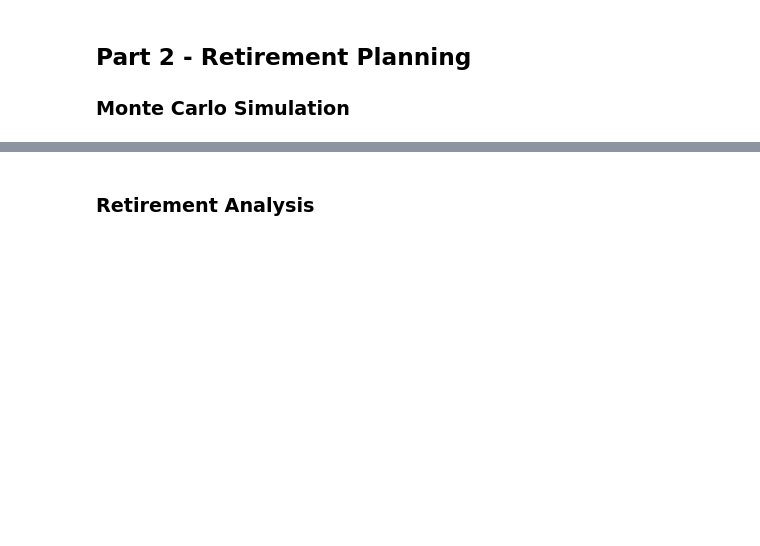
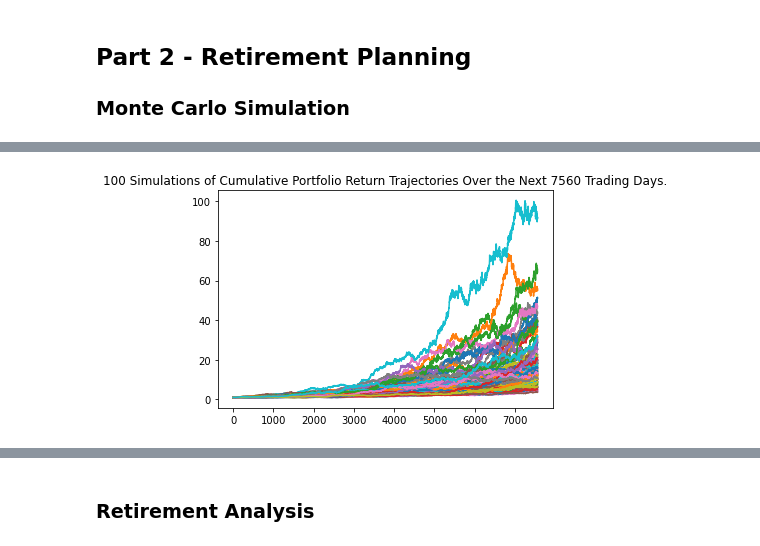
Before and after one commit to JacobJ215/Financial-Planner, a Jupyter notebook: financial-planner.ipynb, the cells around one changed output, grey strips where cells are left out. Cells and saved outputs as stored; diff of their text form; code cells hidden in the pictures; blank space fills up the shorter version.

```diff
--- a/financial-planner.ipynb
+++ b/financial-planner.ipynb
@@ -212,4 +269,5 @@ df_stock_data.head()
 # %%
-# Printing the simulation input data
+# Plot simulation outcomes
 # YOUR CODE HERE!
+line_plot = MC_Returns.plot_simulation()
 # %% [output]
@@ -222,0 +274 @@ df_stock_data.head()
+[figure, added]
```
Also changed, not shown: parts of 13 cells of this notebook.
